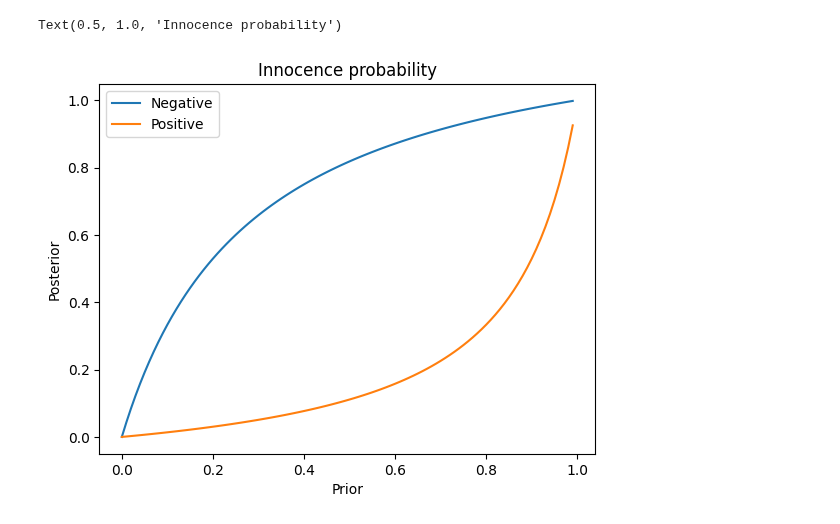
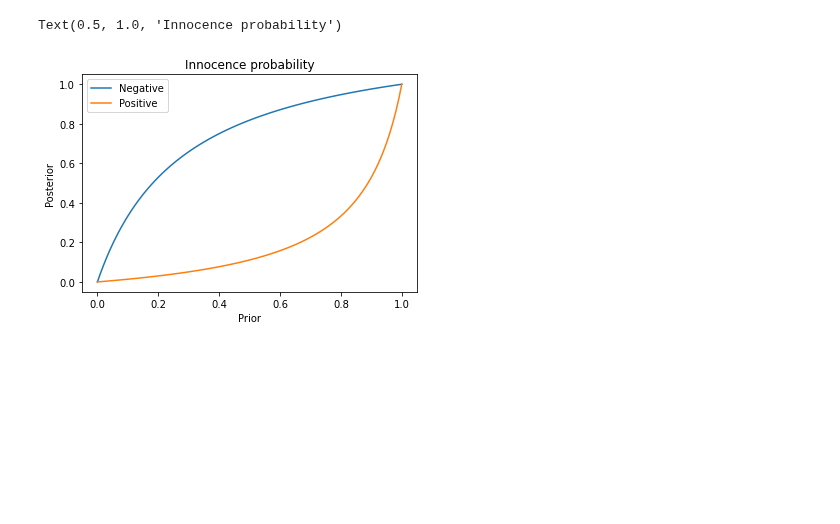
Before and after one commit to olethrosdc/machine-learning-neuch, a Jupyter notebook: BSc/src/bayesian/priors-posteriors.ipynb, the cells around one changed output. Saved outputs shown, nothing was run; the diff lists cells and outputs as text; code cells hidden in the pictures; blank space fills up the shorter version.

```diff
--- a/BSc/src/bayesian/priors-posteriors.ipynb
+++ b/BSc/src/bayesian/priors-posteriors.ipynb
@@ -46,20 +74,22 @@ array([0.92523364, 0.07476636])
 # %%
-Q = np.arange(0,1,0.01)
+# Let us now make a plot for this evidence.
+# (Explanation below)
+Q = np.arange(0,1.01,0.01)
 post_pos = np.zeros(len(Q))
 post_neg = np.zeros(len(Q))
 
 for k in range(len(Q)):
     prior[0] = Q[k]
     prior[1] = 1 - Q[k]
     post_pos[k] = posterior(prior, likelihood, 1)[0]
     post_neg[k] = posterior(prior, likelihood, 0)[0]
 
 plt.plot(Q, post_neg)
 plt.plot(Q, post_pos)
 plt.legend(["Negative", "Positive"])
 plt.xlabel("Prior")
 plt.ylabel("Posterior")
 plt.title("Innocence probability")
 # %% [output]
 Text(0.5, 1.0, 'Innocence probability')
-[figure, old version]
+[figure, new version]
```
Also changed, not shown: parts of 15 cells of this notebook.
